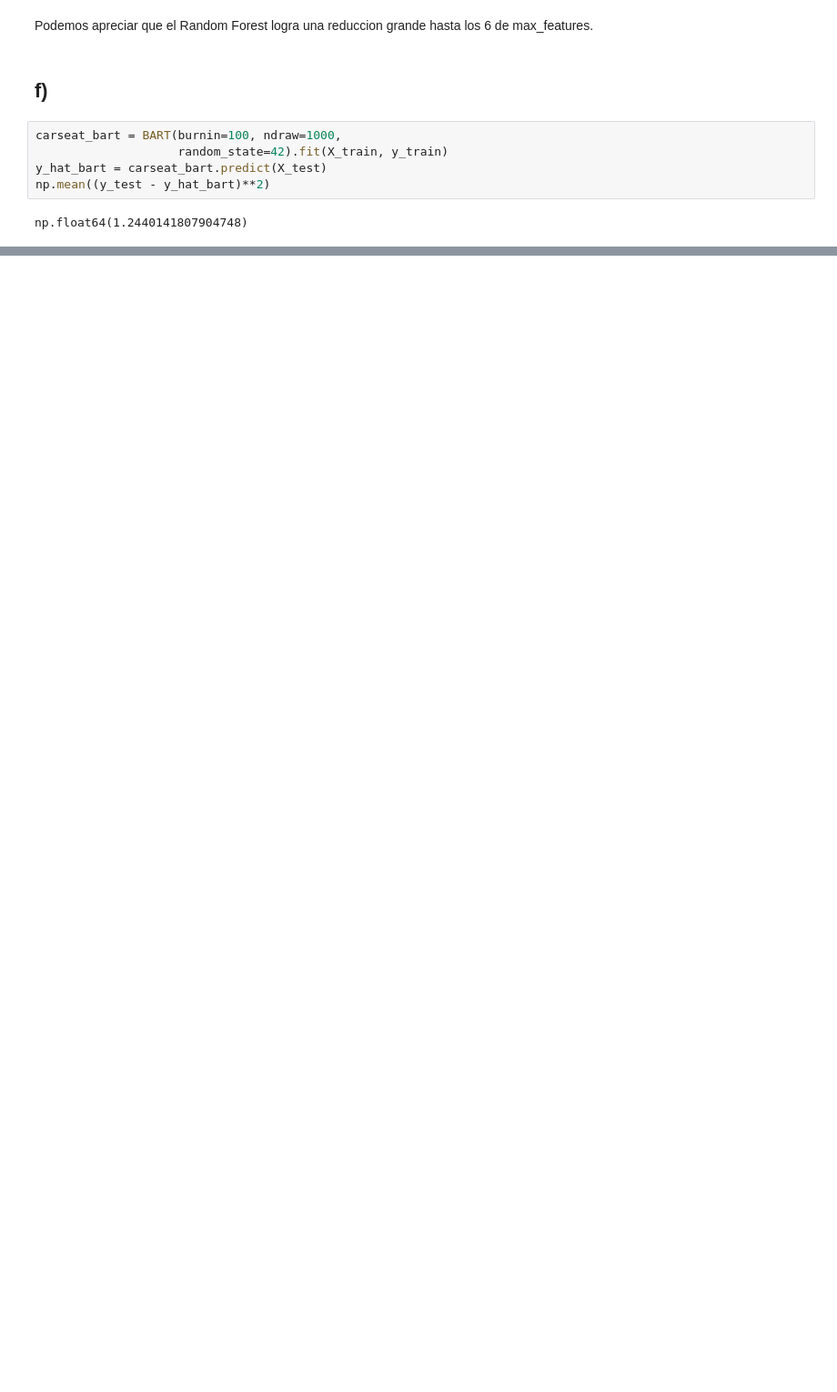
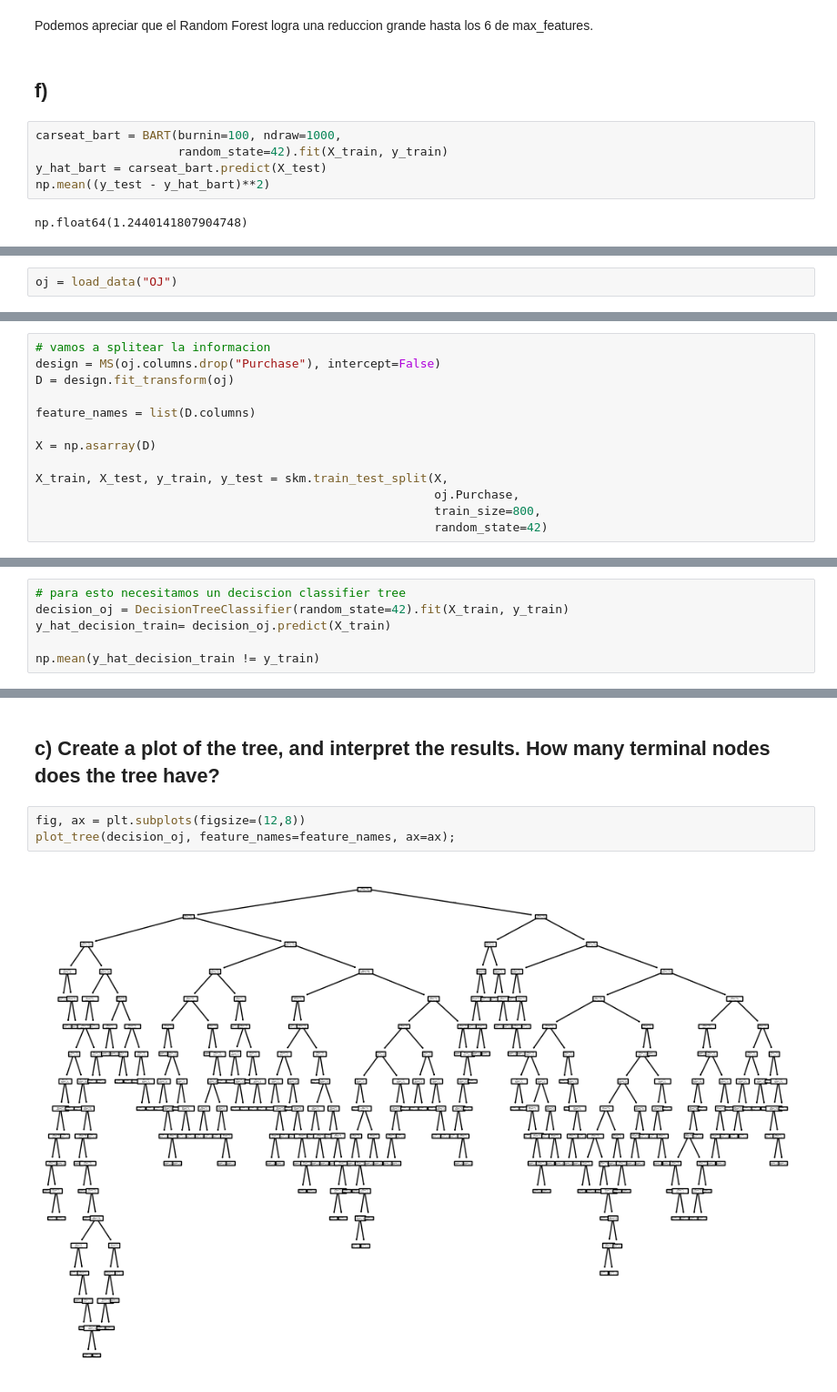
Before and after one commit to chuancao26/islp, a Jupyter notebook: exercices_Trees.ipynb, the cells around one changed output, grey strips where cells are left out. Shown at 91% size. Cells and saved outputs as stored; diff of their text form; blank space fills up the shorter version.

```diff
--- a/exercices_Trees.ipynb
+++ b/exercices_Trees.ipynb
@@ -442,0 +459,2 @@ np.float64(1.2440141807904748)
+# %%
+oj = load_data("OJ")
@@ -442,0 +492,13 @@ np.float64(1.2440141807904748)
+# %%
+# vamos a splitear la informacion
+design = MS(oj.columns.drop("Purchase"), intercept=False)
+D = design.fit_transform(oj)
+
+feature_names = list(D.columns)
+
+X = np.asarray(D)
+
+X_train, X_test, y_train, y_test = skm.train_test_split(X,
+                                                        oj.Purchase,
+                                                        train_size=800,
+                                                        random_state=42)
@@ -442,0 +516,6 @@ np.float64(1.2440141807904748)
+# %%
+# para esto necesitamos un deciscion classifier tree
+decision_oj = DecisionTreeClassifier(random_state=42).fit(X_train, y_train)
+y_hat_decision_train= decision_oj.predict(X_train)
+
+np.mean(y_hat_decision_train != y_train)
@@ -442,0 +524,7 @@ np.float64(1.2440141807904748)
+# %% [markdown]
+## c) Create a plot of the tree, and interpret the results. How many terminal nodes does the tree have?
+# %%
+fig, ax = plt.subplots(figsize=(12,8))
+plot_tree(decision_oj, feature_names=feature_names, ax=ax);
+# %% [output]
+[figure, added]
```
Also changed, not shown: parts of 67 cells of this notebook.
